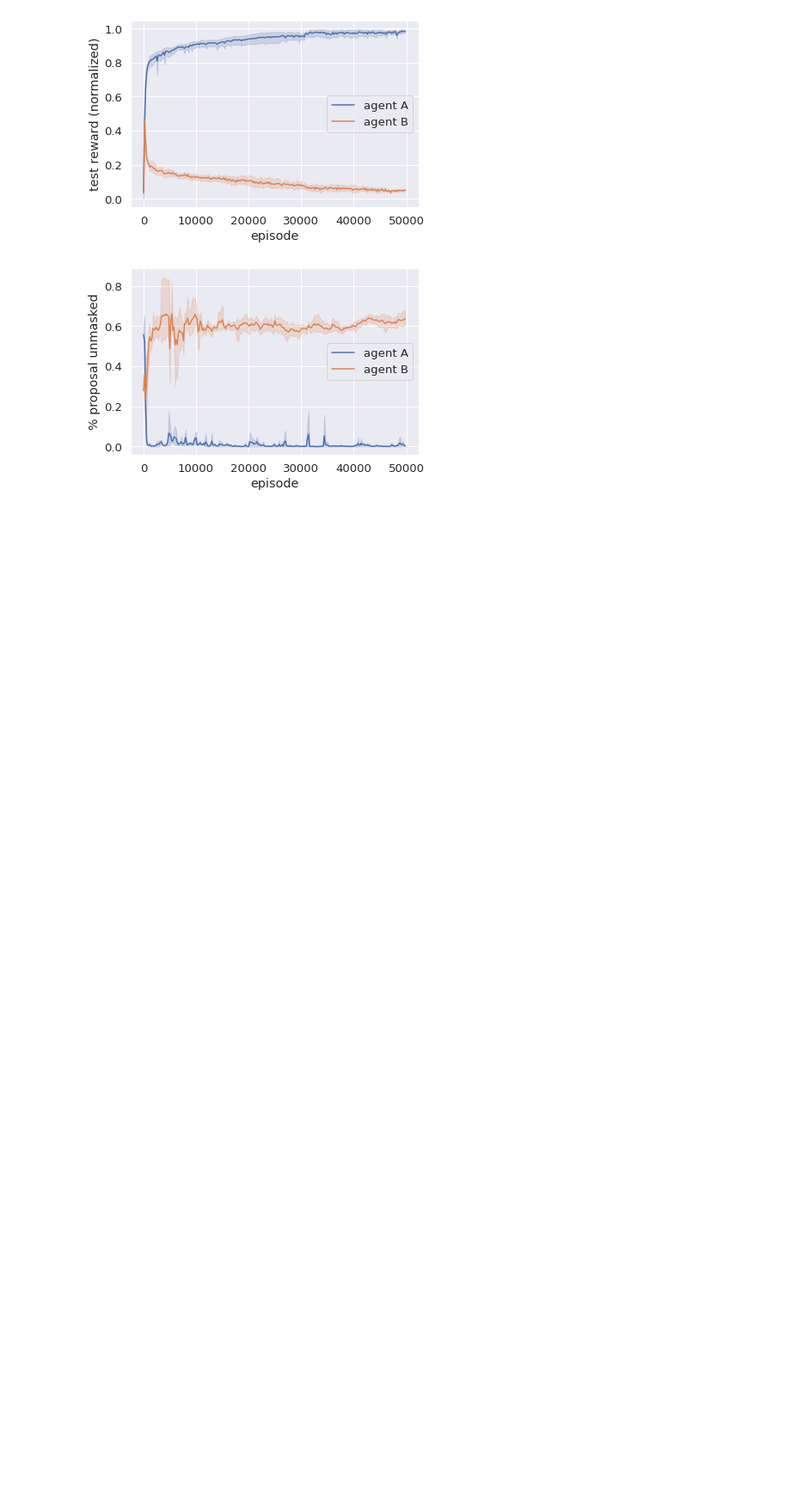
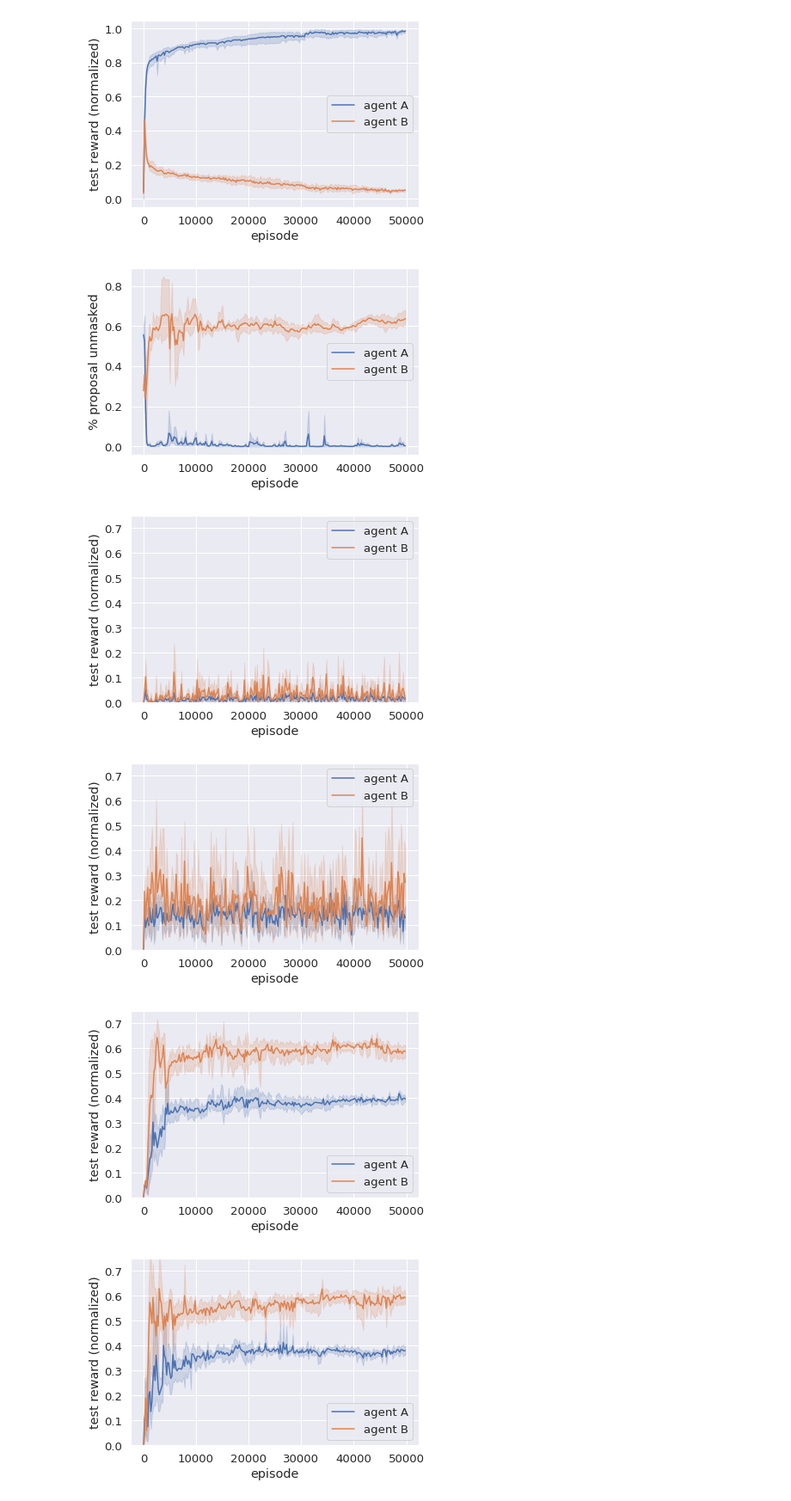
Before and after one commit to mnoukhov/ecn, a Jupyter notebook: notebooks/plot_wandb.ipynb, the cells around one changed output. Shown at 86% size. Cells and saved outputs as stored; diff of their text form; code cells hidden in the pictures; blank space fills up the shorter version.

```diff
--- a/notebooks/plot_wandb.ipynb
+++ b/notebooks/plot_wandb.ipynb
@@ -73,3 +73,20 @@ with sns.plotting_context('paper'):
     plt.show()
 # %% [output]
 [figure]
+# %%
+# PROPTERM
+
+for setup in ['none', 'ling', 'prop', 'both']:
+    with sns.plotting_context('paper'):
+        sns.set(font_scale=1.2)
+        csvpath = f'../logs/self-{setup}-propterm-reward.csv'
+        plot_wandb_csv(csvpath, f'self-{setup}-propterm2')
+        axes = plt.gca()
+        axes.set_ylim([0.0,0.75])
+        plt.savefig(csvpath.replace('csv','png'), bbox_inches='tight')
+        plt.show()
+# %% [output]
+[figure, added]
+[figure, added]
+[figure, added]
+[figure, added]
```
